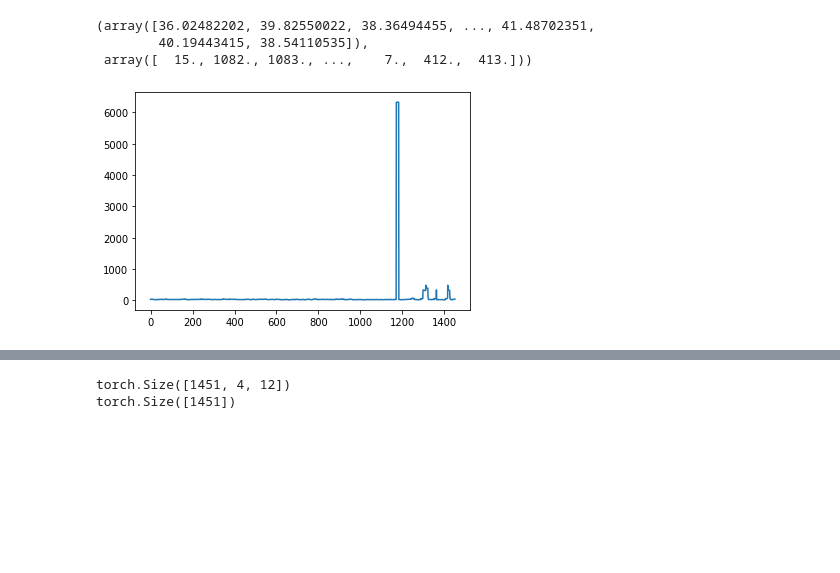
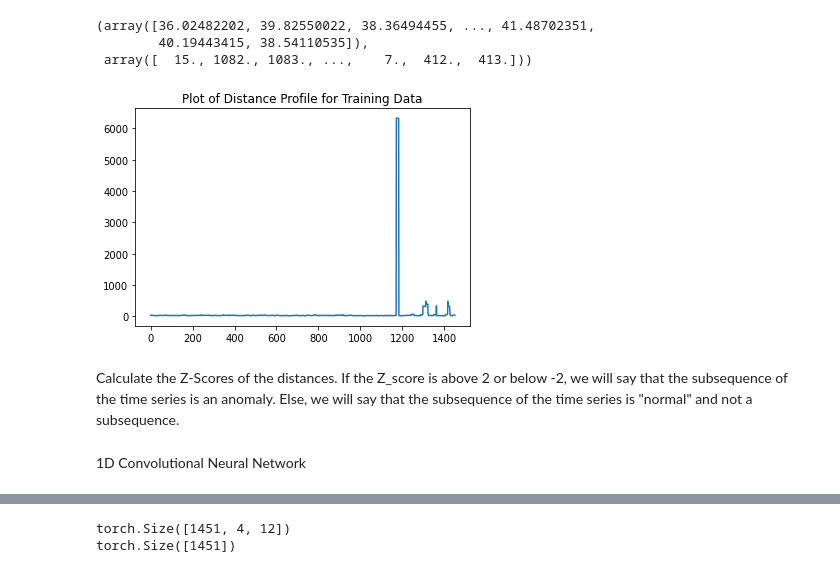
Before and after one commit to Ravi-Raghavan/ML_IOT_HW3, a Jupyter notebook: homework.ipynb, the cells around one changed output, grey strips where cells are left out. Cells and saved outputs as stored; diff of their text form; code cells hidden in the pictures; blank space fills up the shorter version.

```diff
--- a/homework.ipynb
+++ b/homework.ipynb
@@ -36,23 +44,0 @@ ${T_c, T_d}$ is the subsequence motif iff $dist(T_c, T_d) ≤ dist(T_i, T_j)$, $
-# %%
-import numpy as np
-
-### First Generate sine curve
-n = 201
-
-# t => [0, 10 * pi]
-t = np.linspace(start = 0, stop = 20 * np.pi, num = n, endpoint = True)
-x = np.sin(t)
-
-#Generate Noise
-noise = np.random.normal(loc = 0, scale = 2, size = (n,))
-
-#Embed Motif
-timestep = 10
-
-for i in range(1, n // timestep, 8):
-    pivot = timestep * i
-    time_slice = t[pivot - 6 : pivot + 6]
-    noise[pivot - 6 : pivot + 6] = np.cos(time_slice)
-    print(np.rad2deg(time_slice) % 360, i)
-
-x_adjusted = x + noise
@@ -81,10 +44,0 @@ Text(0.5, 1.0, 'Noise with Injected Pattern (n(t))')
-# %%
-plt.plot(t, x_adjusted, color = 'green', linestyle='-.')
-
-for i in range(1, n // timestep, 8):
-    pivot = timestep * i
-    time_slice = t[pivot - 6 : pivot + 6]
-    print(f"Pivot: {pivot}")
-    plt.plot(time_slice, x_adjusted[pivot - 6 : pivot + 6], color = "blue", linestyle = '-.')
-
-plt.title("Final Plot (x_adjusted(t))")
@@ -981,10 +971,11 @@ distance_profile, index_profile
  array([  15., 1082., 1083., ...,    7.,  412.,  413.]))
 # %%
 import matplotlib.pyplot as plt
+plt.title("Plot of Distance Profile for Training Data")
 plt.plot(distance_profile)
 plt.show()
 # %% [output]
-[figure, old version]
+[figure, new version]
 # %%
 #Let's put the distance profiles on a distribution in order to calculate labels.
 #If the absolute value of the z score is < 2, then we will say that the subsequence is "anomalous"
@@ -992,6 +983,8 @@ u = np.mean(distance_profile)
 std = np.std(distance_profile)
 z_scores = np.array([(x - u) / std for x in distance_profile])
 labels = np.array([1 if np.abs(z_score) < 2 else 0 for z_score in z_scores])
+# %% [markdown]
+Calculate the Z-Scores of the distances. If the Z_score is above 2 or below -2, we will say that the subsequence of the time series is an anomaly. Else, we will say that the subsequence of the time series is "normal" and not a subsequence.
 # %%
 ### Define a 1D Convolutional Neural Network via PyTorch
 import torch
@@ -1040,6 +1033,8 @@ class CNN1D(nn.Module):
         #Run through sigmoid
         x = self.sigmoid(x)
         return torch.flatten(x)
+# %% [markdown]
+1D Convolutional Neural Network
 # %%
 import torch.optim as optim
 def train(model, input, labels, epochs):
```
Also changed, not shown: parts of 80 cells of this notebook.
